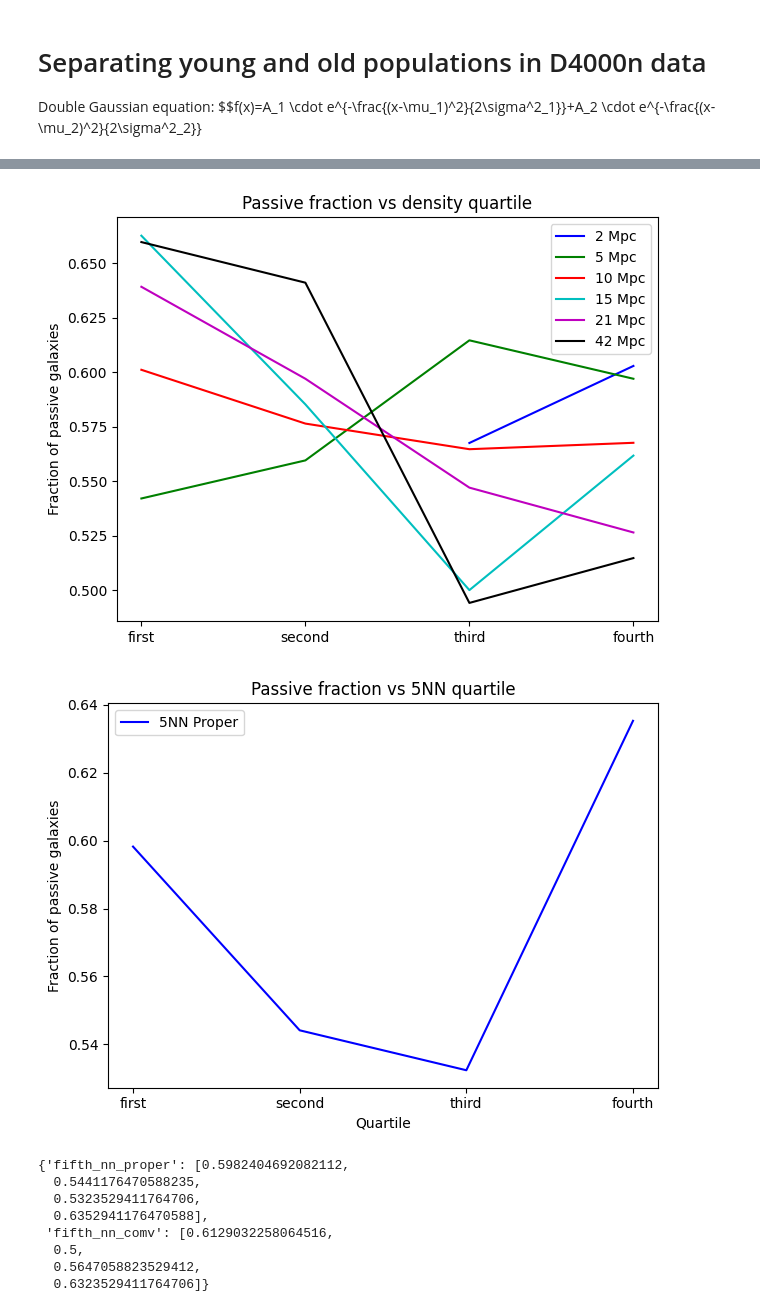
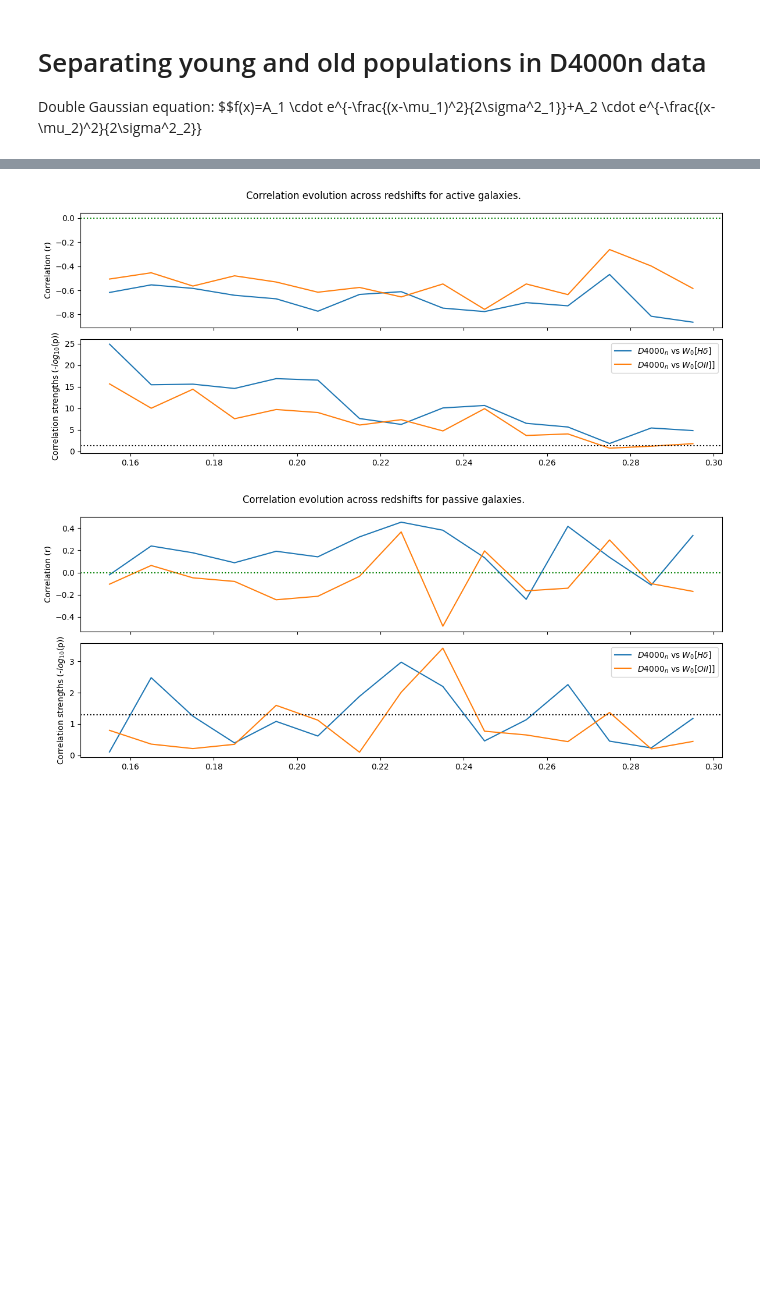
Before and after one commit to maraMaraschino/capstone-project, a Jupyter notebook: timescapes-notebook.ipynb, the cells around one changed output, grey strips where cells are left out. Cells and saved outputs as stored; diff of their text form; code cells hidden in the pictures; blank space fills up the shorter version.

```diff
--- a/timescapes-notebook.ipynb
+++ b/timescapes-notebook.ipynb
@@ -2668,14 +2542,7 @@ def plot_age_indicators_and_num_density_for_all(dict_key, result, env_key, radiu
-# %%
-plot_passive_fraction_across_search_radii('class_dict', result)
-plot_passive_fraction_across_5nn('class_dict', result)
-# %% [output]
-[figure, removed]
-[figure, removed]
-{'fifth_nn_proper': [0.5982404692082112,
-  0.5441176470588235,
-  0.5323529411764706,
-  0.6352941176470588],
- 'fifth_nn_comv': [0.6129032258064516,
-  0.5,
-  0.5647058823529412,
-  0.6323529411764706]}
+# %%
+z_bins = make_redshift_slices(0.15, 0.3, 15)
+plot_rp_vs_z('class_dict', result, 'active', z_bins)
+plot_rp_vs_z('class_dict', result, 'passive', z_bins)
+# %% [output]
+[figure, added]
+[figure, added]
```
Also changed, not shown: parts of 15 cells of this notebook, 2 other files.
